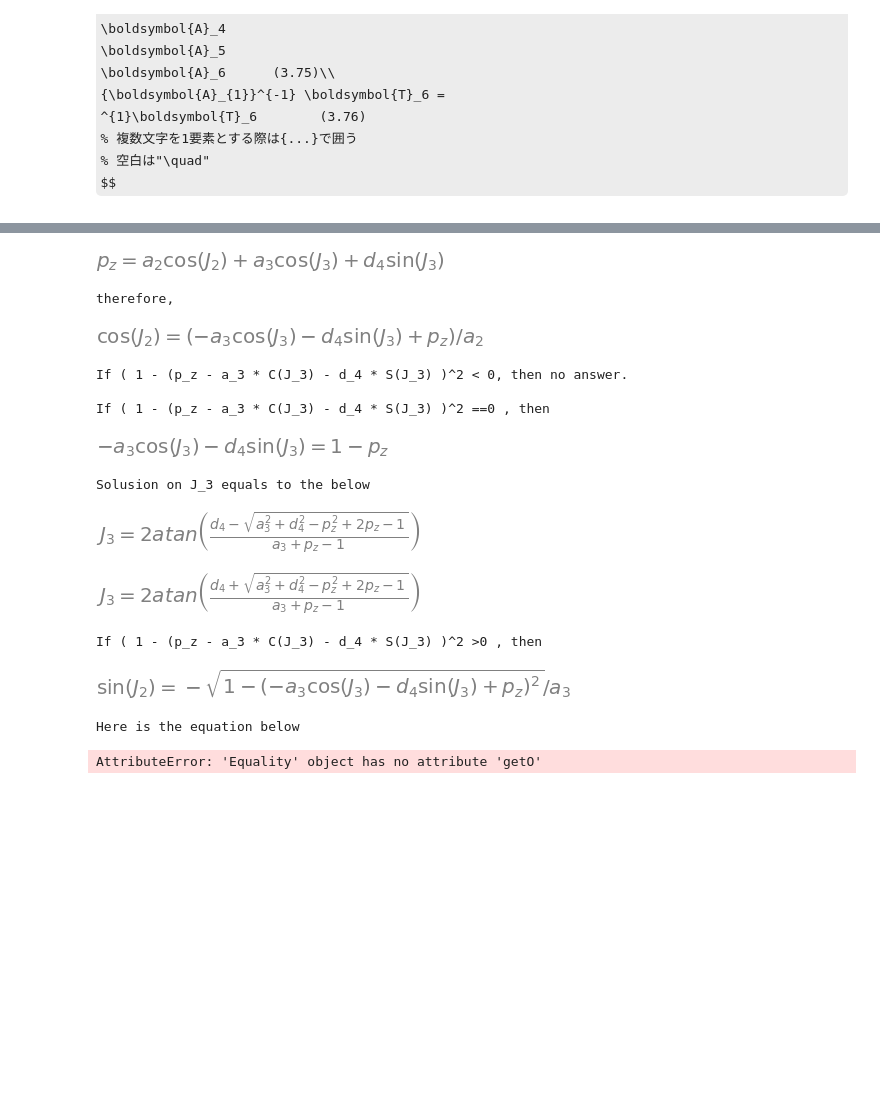
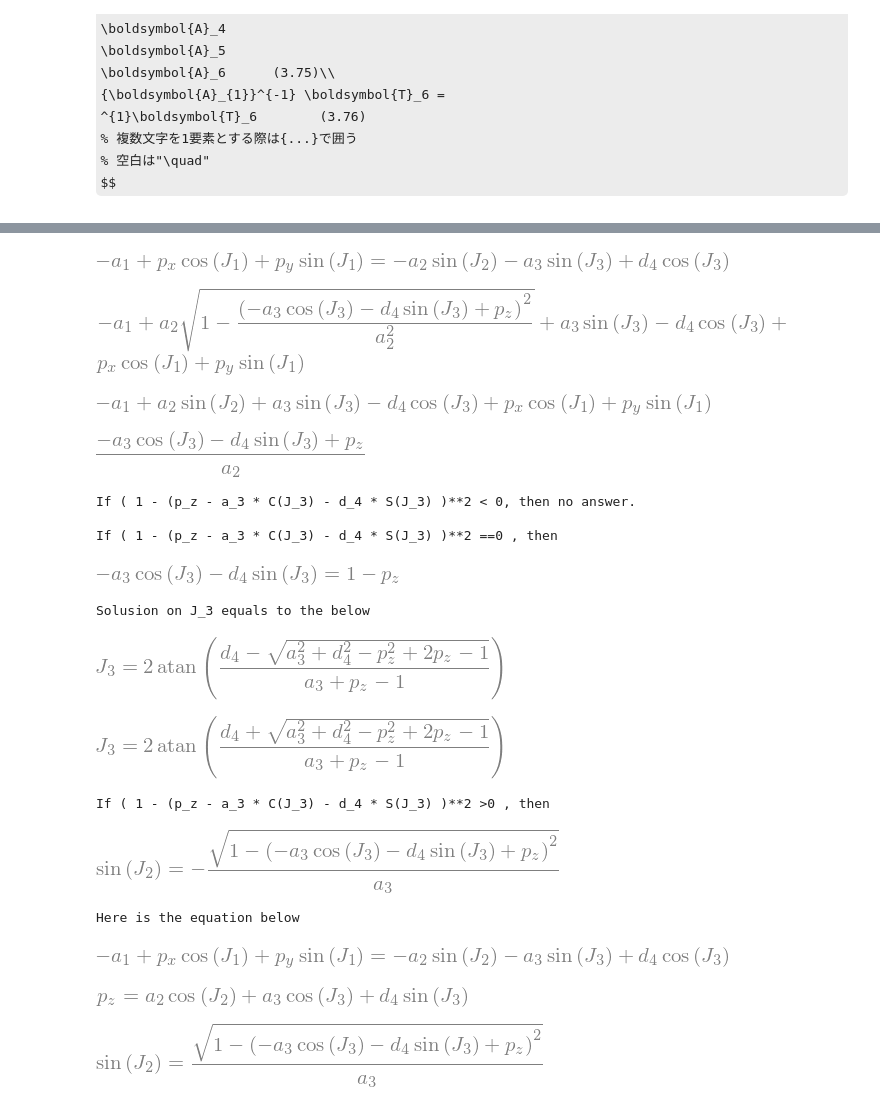
Before and after one commit to maeda-lab/Scaledown, a Jupyter notebook: miyamoto/FK_IK_furukawa.ipynb, the cells around one changed output, grey strips where cells are left out. Cells and saved outputs as stored; diff of their text form; code cells hidden in the pictures; some formulas as TeX source; blank space fills up the shorter version.

```diff
--- a/miyamoto/FK_IK_furukawa.ipynb
+++ b/miyamoto/FK_IK_furukawa.ipynb
@@ -230,51 +316,50 @@ $$
+# %%
+# しかしやはり現時点ではKの正負を評価し得ない．そこでK>0と仮定してS(J2)を導出することにする.
+# 再度標的となる式を再掲すると，
+display(sym.Eq(A1iT6[3] , A23456[3]))
+# %% [output]
+[figure, added]
+# %%
+# ここでS(J2) = sqrt(K) であるから
+eq = A1iT6[3] - A23456[3]
+# これを上式に代入すると
+display(eq.subs(S(J_2) , sym.sqrt(K)))
+# %% [output]
+[figure, added]
+# %%
+# を得る
+eq.subs(J_1, sol_J1[0])
+# これを上式に代入すると
+display(eq)
+# %% [output]
+[figure, added]
 # %%
-display( sym.simplify(  sym.Eq(T6[11] , T[11]) ) )
-
-print("therefore, ")
-eq_C2 = ( p_z - a_3*C(J_3)-d_4*S(J_3) ) /a_2
-
-display( sym.Eq(C(J_2), eq_C2 ) )
-
-print("If ( 1 - (p_z - a_3 * C(J_3) - d_4 * S(J_3) )^2 < 0, then no answer.\n")
-
-print("If ( 1 - (p_z - a_3 * C(J_3) - d_4 * S(J_3) )^2 ==0 , then ")
-
-display( sym.Eq( - a_3 * C(J_3) - d_4 * S(J_3), 1 - p_z) )
-
-print("Solusion on J_3 equals to the below")
-
-sol =  sym.solve( sym.Eq( - a_3 * C(J_3) - d_4 * S(J_3), 1-p_z),  J_3 )
-
-display(sym.Eq(J_3, sol[0]) ,sym.Eq(J_3, sol[1]) )
-
-print("If ( 1 - (p_z - a_3 * C(J_3) - d_4 * S(J_3) )^2 >0 , then ")
-
 eq_S2p =  (sym.sqrt( 1 - ( p_z - a_3*C(J_3)-d_4*S(J_3) )*( p_z - a_3*C(J_3)-d_4*S(J_3) )) ) / a_3
 eq_S2n = -eq_S2p
 
 display( sym.Eq(S(J_2), eq_S2n ) )
 
 print("Here is the equation below")
 
 eq = sym.Eq(A1iT6[3] , A23456[3])
 display( sym.collect( eq, S(J_3) ) )
 display( sym.collect( sym.Eq(A1iT6[7] , A23456[7]) , S(J_3) ) )
 display( sym.Eq(S(J_2), eq_S2p ) )
 # %% [output]
-[figure, old version]
+[figure, new version]
-therefore,
+If ( 1 - (p_z - a_3 * C(J_3) - d_4 * S(J_3) )**2 < 0, then no answer.
+
+If ( 1 - (p_z - a_3 * C(J_3) - d_4 * S(J_3) )**2 ==0 , then
-[figure, old version]
+[figure, new version]
-If ( 1 - (p_z - a_3 * C(J_3) - d_4 * S(J_3) )^2 < 0, then no answer.
-
-If ( 1 - (p_z - a_3 * C(J_3) - d_4 * S(J_3) )^2 ==0 , then
+Solusion on J_3 equals to the below
-[figure, old version]
+[figure, new version]
+[figure, new version]
-Solusion on J_3 equals to the below
+If ( 1 - (p_z - a_3 * C(J_3) - d_4 * S(J_3) )**2 >0 , then
-[figure, old version]
-[figure, old version]
+[figure, new version]
-If ( 1 - (p_z - a_3 * C(J_3) - d_4 * S(J_3) )^2 >0 , then
+Here is the equation below
-[figure, old version]
+[figure, new version]
-Here is the equation below
-AttributeError: 'Equality' object has no attribute 'getO'
+[figure, added]
+[figure, added]
 # %%
 eq3 = A23456[3] - A1iT6[3]
 eq7 = A23456[7] - A1iT6[7]
```
Also changed, not shown: parts of 12 cells of this notebook, 2 other files.
